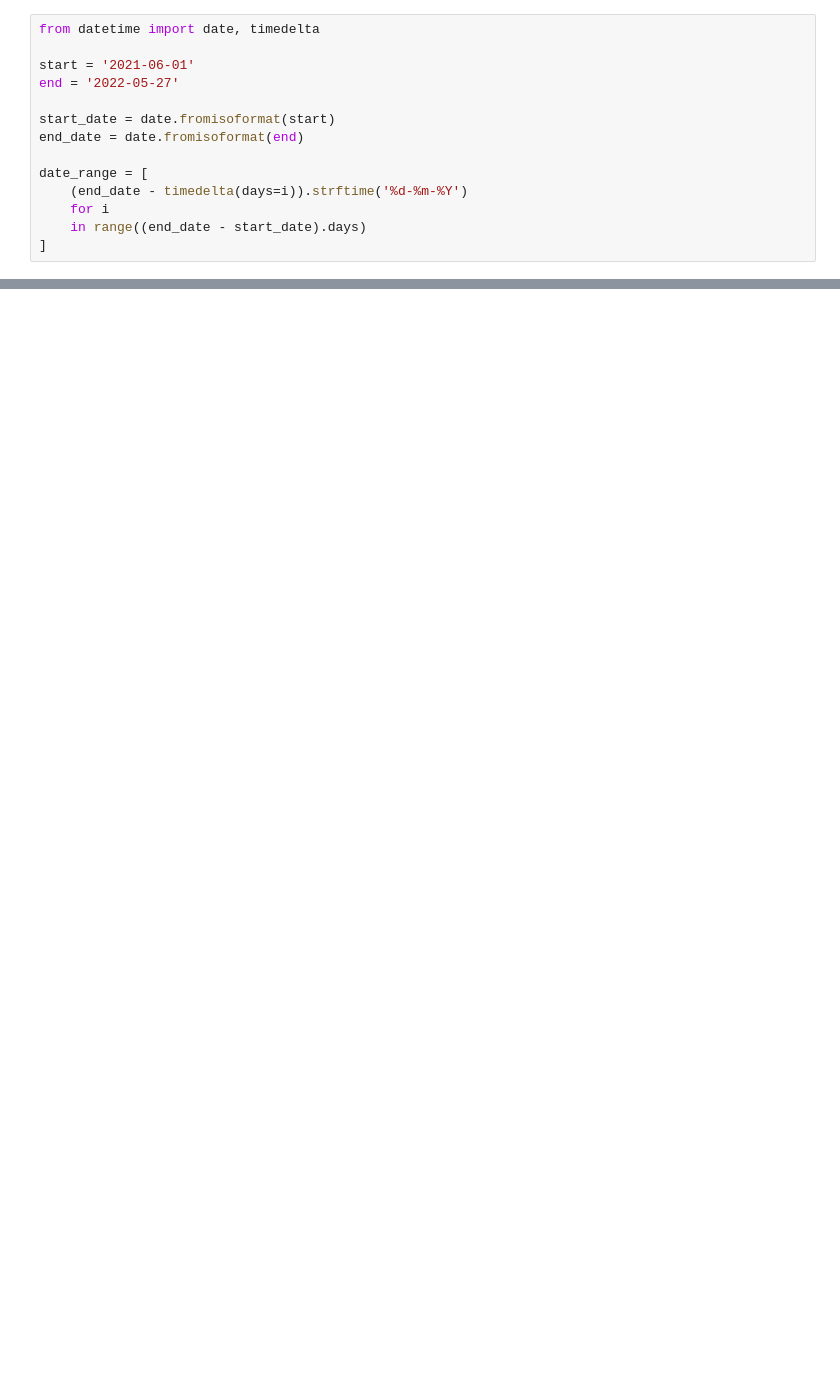
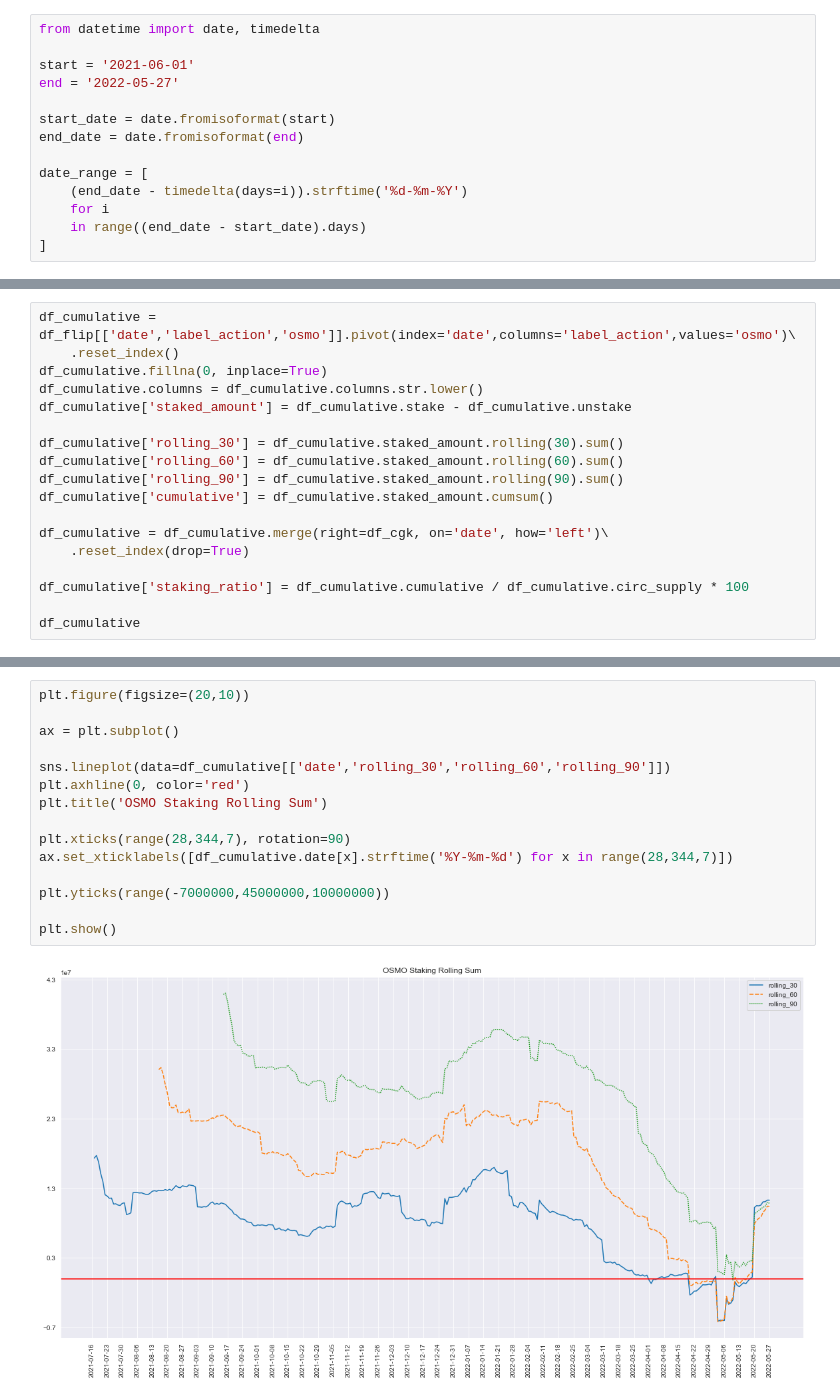
Before and after one commit to MeiLiing/flipside_bounties, a Jupyter notebook: osmosis_bounties/osmosis.ipynb, the cells around one changed output, grey strips where cells are left out. Saved outputs shown, nothing was run; the diff lists cells and outputs as text; blank space fills up the shorter version.

```diff
--- a/osmosis_bounties/osmosis.ipynb
+++ b/osmosis_bounties/osmosis.ipynb
@@ -75,0 +79,18 @@ df.head()
+# %%
+df_cumulative = df_flip[['date','label_action','osmo']].pivot(index='date',columns='label_action',values='osmo')\
+    .reset_index()
+df_cumulative.fillna(0, inplace=True)
+df_cumulative.columns = df_cumulative.columns.str.lower()
+df_cumulative['staked_amount'] = df_cumulative.stake - df_cumulative.unstake
+
+df_cumulative['rolling_30'] = df_cumulative.staked_amount.rolling(30).sum()
+df_cumulative['rolling_60'] = df_cumulative.staked_amount.rolling(60).sum()
+df_cumulative['rolling_90'] = df_cumulative.staked_amount.rolling(90).sum()
+df_cumulative['cumulative'] = df_cumulative.staked_amount.cumsum()
+
+df_cumulative = df_cumulative.merge(right=df_cgk, on='date', how='left')\
+    .reset_index(drop=True)
+
+df_cumulative['staking_ratio'] = df_cumulative.cumulative / df_cumulative.circ_supply * 100
+
+df_cumulative
@@ -75,0 +111,17 @@ df.head()
+# %%
+plt.figure(figsize=(20,10))
+
+ax = plt.subplot()
+
+sns.lineplot(data=df_cumulative[['date','rolling_30','rolling_60','rolling_90']])
+plt.axhline(0, color='red')
+plt.title('OSMO Staking Rolling Sum')
+
+plt.xticks(range(28,344,7), rotation=90)
+ax.set_xticklabels([df_cumulative.date[x].strftime('%Y-%m-%d') for x in range(28,344,7)])
+
+plt.yticks(range(-7000000,45000000,10000000))
+
+plt.show()
+# %% [output]
+[figure, added]
```
Also changed, not shown: parts of 11 cells of this notebook.
